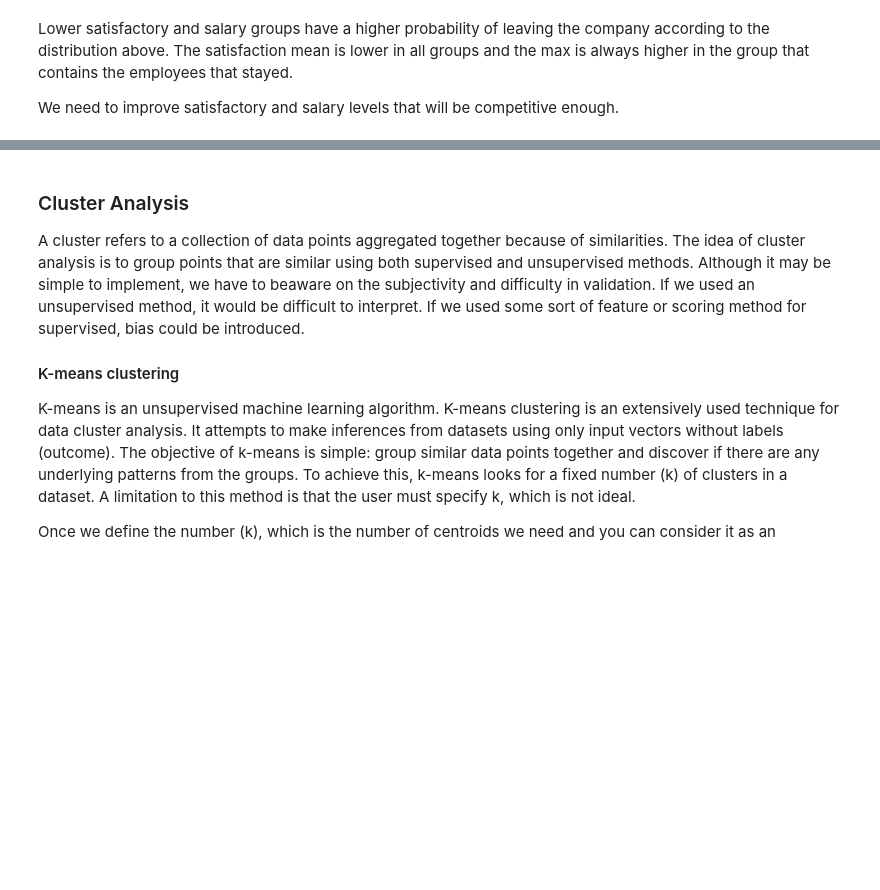
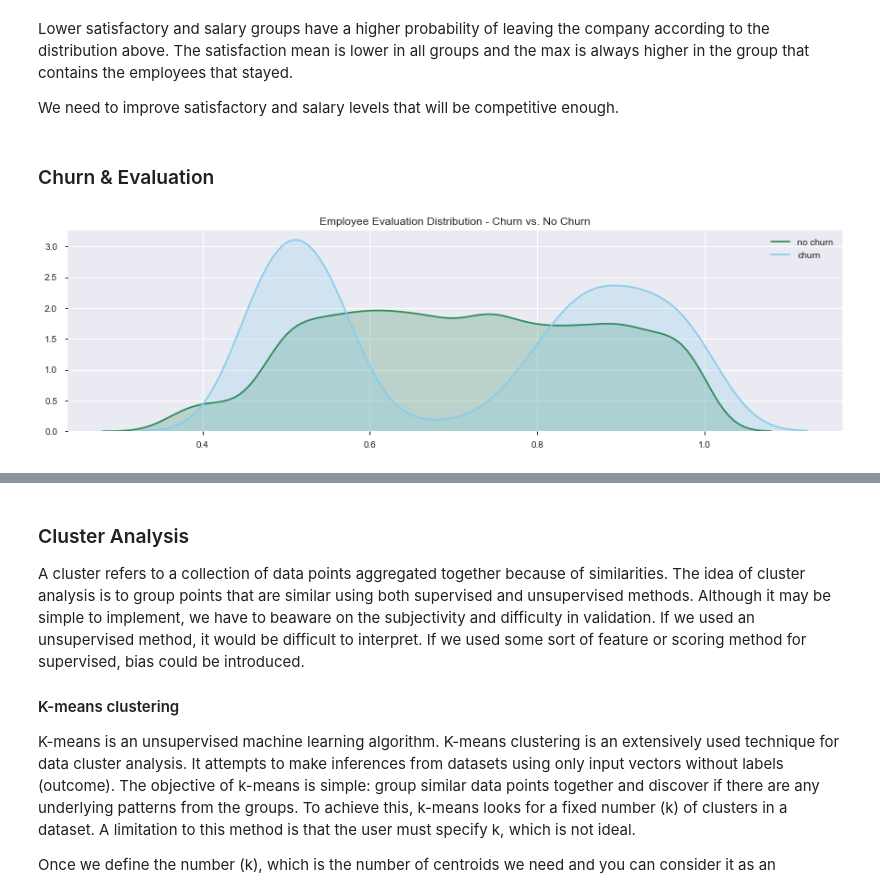
Before and after one commit to davidtnly/MachineLearning, a Jupyter notebook: 32-churn-prediction.ipynb, the cells around one changed output, grey strips where cells are left out. Drawn from its saved outputs; the diff is of its cells as text; code cells hidden in the pictures; blank space fills up the shorter version.

```diff
--- a/32-churn-prediction.ipynb
+++ b/32-churn-prediction.ipynb
@@ -876,3 +985,18 @@ plt.show()
 Lower satisfactory and salary groups have a higher probability of leaving the company according to the distribution above. The satisfaction mean is lower in all groups and the max is always higher in the group that contains the employees that stayed.
 
 We need to improve satisfactory and salary levels that will be competitive enough.
+# %% [markdown]
+### Churn & Evaluation
+# %%
+# Set figure size
+fig = plt.figure(figsize=(15,4),)
+
+# Plot
+ax=sns.kdeplot(data.loc[(data['left'] == 0),'last_evaluation'] , color='seagreen', shade=True, label='no churn')
+ax=sns.kdeplot(data.loc[(data['left'] == 1),'last_evaluation'] , color='skyblue', shade=True, label='churn')
+
+# Set plot featuers
+plt.title('Employee Evaluation Distribution - Churn vs. No Churn')
+plt.show()
+# %% [output]
+[figure, added]
```
Also changed, not shown: parts of 109 cells of this notebook.
